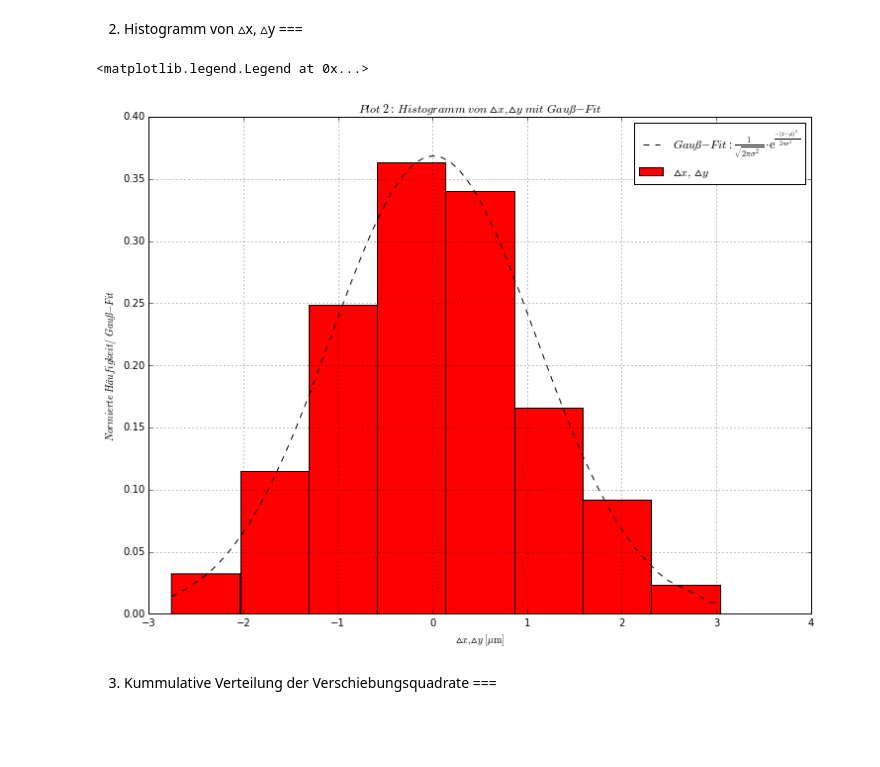
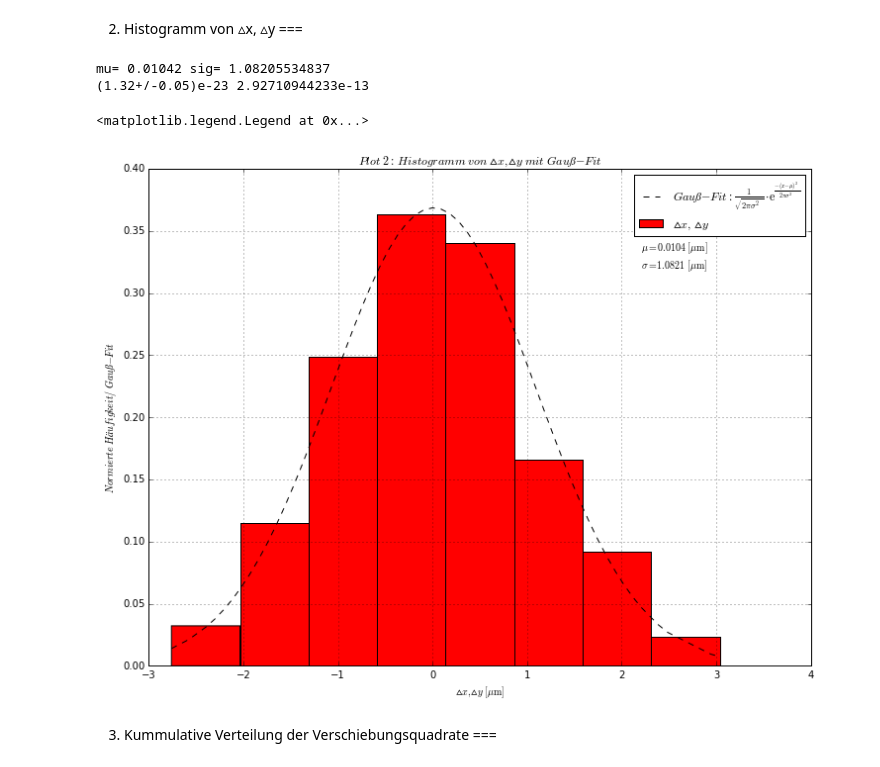
Before and after one commit to krauthex/AP2.1, a Jupyter notebook: v223/v223.ipynb, the cells around one changed output. Saved outputs shown, nothing was run; the diff lists cells and outputs as text; code cells hidden in the pictures; blank space fills up the shorter version.

```diff
--- a/v223/v223.ipynb
+++ b/v223/v223.ipynb
@@ -24,7 +23,7 @@ from scipy.stats import chi2
 ===
 # %%
 ## loading the data
-dt, dx, dy, dx2, dy2, r2, t, x, y = np.loadtxt('.data/auswertung.csv', delimiter=',', skiprows=1,
+dt, dx, dy, dx2, dy2, r2, t, x, y = np.loadtxt('.data/Auswertung_test.csv', delimiter=',', skiprows=1,
                                                usecols=(3,4,5,6,7,8,9,10,11), unpack=True)
 # %%
 print('vals', 'mittelwert', 'std', '\tstd/sqrt(N)', '\tMIN', 'MAX', sep='\t')
@@ -69,27 +70,39 @@ ax.grid(axis='both')
 # %%
 hist_array = sorted(np.hstack((dx,dy)))
 hist_mean = np.mean(hist_array)
 hist_std = np.std(hist_array)
+print('mu=',hist_mean,'sig=',hist_std)
 
-
+###gauss-fit für die bestimmten werte
 def gauss(x, mu, sig):
     return np.exp(-((x-mu)**2)/(2*sig**2))/np.sqrt(2*np.pi*sig**2)
 
+###D, kB aus sigma
+eta = unc.ufloat(9.4e-4,0.05e-4)
+a = unc.ufloat(755e-9, 30e-9)
+T = unc.ufloat(273.15+22.8, 0.1)
+D = (hist_std * 1e-6)**2 / 4
+k = D * 6*np.pi*eta*a / T
+print(k, D)
+
 #### plotting
-
 fig = plt.figure(figsize=(12,9))
 ax = fig.add_subplot(111)
 ax.hist(hist_array, bins=8, color='r', normed=True, label='$\\vartriangle x,\ \\vartriangle y$')
 ax.plot(hist_array, gauss(hist_array, hist_mean, hist_std), 'k--',
         label='$Gauß-Fit:\ \\frac{1}{\sqrt{2\pi\sigma^2}}\cdot\mathrm{e}^{\\frac{-(x-\mu)^2}{2\pi\sigma^2}}$')
 ax.set_title('$Plot\ 2:\ Histogramm\ von\ \\vartriangle x, \\vartriangle y\ mit\ Gauß-Fit$')
 ax.set_xlabel('$\\vartriangle x, \\vartriangle y\ \mathrm{[\mu m]}$')
 ax.set_ylabel('$Normierte\ Häufigkeit/\ Gauß-Fit$')
 ax.grid(axis='both')
+ax.text(2.2, 0.32, r'$\mu=0.0104\ \mathrm{[\mu m]}$' + "\n" + r'$\sigma=1.0821\ \mathrm{[\mu m]}$')
 ax.legend(loc=0)
+#plt.savefig('.data/plot2.pdf', dpi=200, format='pdf')
 # %% [output]
-<matplotlib.legend.Legend at 0x...>
+mu= 0.01042 sig= 1.08205534837
+(1.32+/-0.05)e-23 2.92710944233e-13
+<matplotlib.legend.Legend at 0x...>
-[figure, old version]
+[figure, new version]
 # %% [markdown]
 3) Kummulative Verteilung der Verschiebungsquadrate
 ===
```
Also changed, not shown: parts of 7 cells of this notebook, 10 other files.
